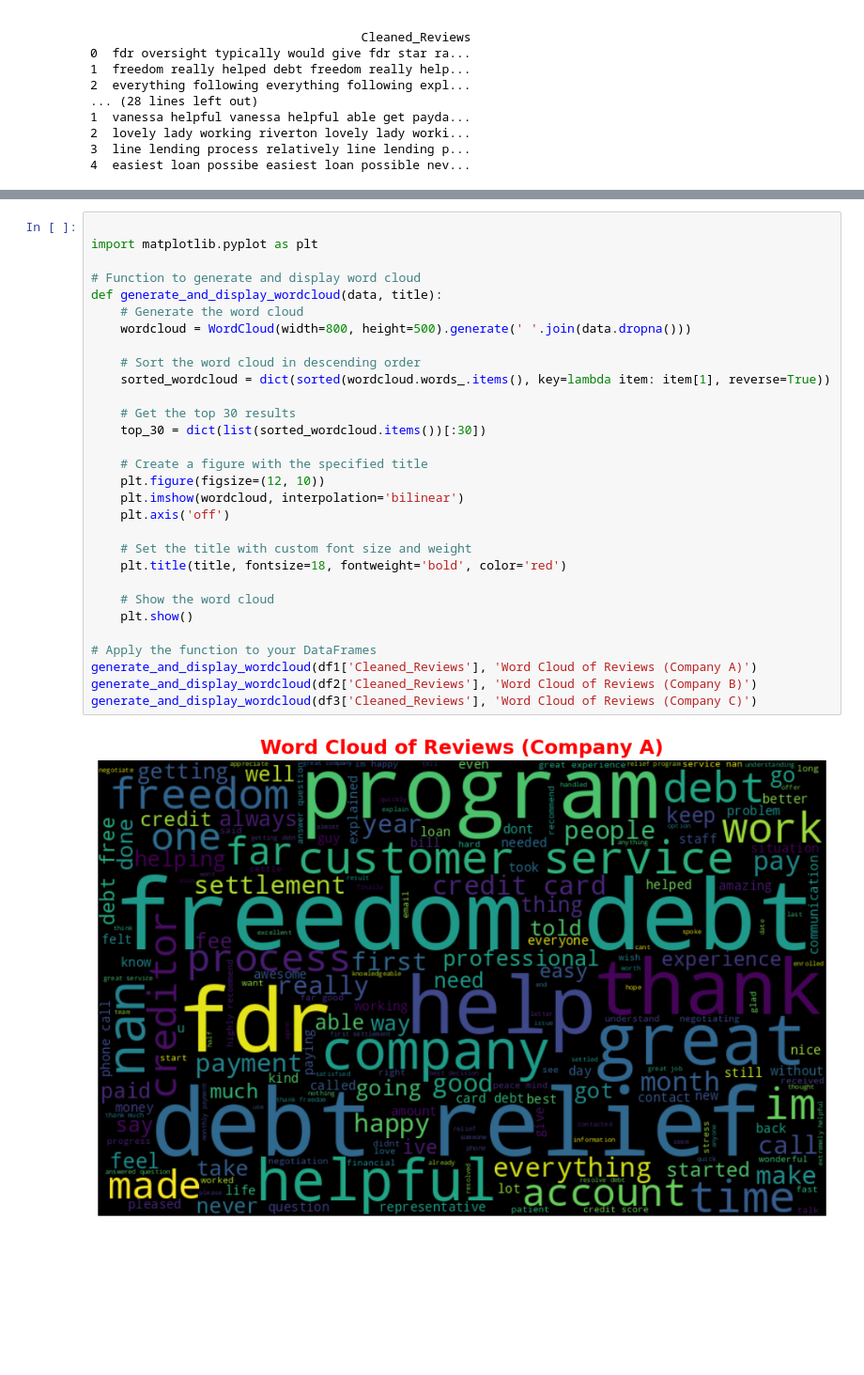
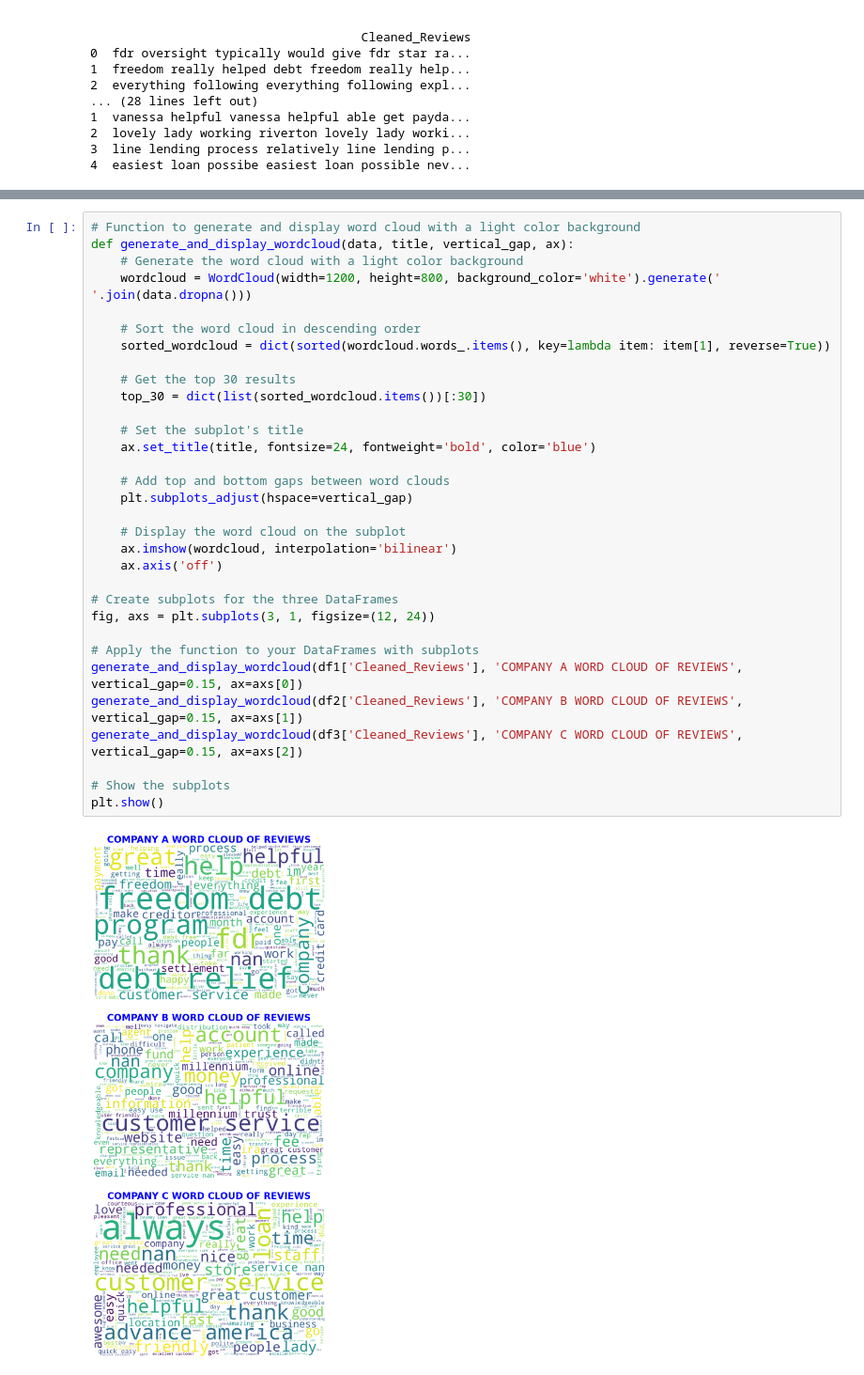
Before and after one commit to arifaygun/CustomerEye, a Jupyter notebook: Company_Reviews(Master2).ipynb, the cells around one changed output, grey strips where cells are left out. Shown at 94% size. Cells and saved outputs as stored; diff of their text form; blank space fills up the shorter version.

```diff
--- a/Company_Reviews(Master2).ipynb
+++ b/Company_Reviews(Master2).ipynb
@@ -133,32 +211,34 @@ Cleaned DataFrame 1:
 # %%
-
-import matplotlib.pyplot as plt
-
-# Function to generate and display word cloud
-def generate_and_display_wordcloud(data, title):
-    # Generate the word cloud
-    wordcloud = WordCloud(width=800, height=500).generate(' '.join(data.dropna()))
+# Function to generate and display word cloud with a light color background
+def generate_and_display_wordcloud(data, title, vertical_gap, ax):
+    # Generate the word cloud with a light color background
+    wordcloud = WordCloud(width=1200, height=800, background_color='white').generate(' '.join(data.dropna()))
 
     # Sort the word cloud in descending order
     sorted_wordcloud = dict(sorted(wordcloud.words_.items(), key=lambda item: item[1], reverse=True))
 
     # Get the top 30 results
     top_30 = dict(list(sorted_wordcloud.items())[:30])
 
-    # Create a figure with the specified title
-    plt.figure(figsize=(12, 10))
-    plt.imshow(wordcloud, interpolation='bilinear')
-    plt.axis('off')
+    # Set the subplot's title
+    ax.set_title(title, fontsize=24, fontweight='bold', color='blue')
 
-    # Set the title with custom font size and weight
-    plt.title(title, fontsize=18, fontweight='bold', color='red')
+    # Add top and bottom gaps between word clouds
+    plt.subplots_adjust(hspace=vertical_gap)
 
-    # Show the word cloud
-    plt.show()
+    # Display the word cloud on the subplot
+    ax.imshow(wordcloud, interpolation='bilinear')
+    ax.axis('off')
 
-# Apply the function to your DataFrames
-generate_and_display_wordcloud(df1['Cleaned_Reviews'], 'Word Cloud of Reviews (Company A)')
-generate_and_display_wordcloud(df2['Cleaned_Reviews'], 'Word Cloud of Reviews (Company B)')
-generate_and_display_wordcloud(df3['Cleaned_Reviews'], 'Word Cloud of Reviews (Company C)')
+# Create subplots for the three DataFrames
+fig, axs = plt.subplots(3, 1, figsize=(12, 24))
+
+# Apply the function to your DataFrames with subplots
+generate_and_display_wordcloud(df1['Cleaned_Reviews'], 'COMPANY A WORD CLOUD OF REVIEWS', vertical_gap=0.15, ax=axs[0])
+generate_and_display_wordcloud(df2['Cleaned_Reviews'], 'COMPANY B WORD CLOUD OF REVIEWS', vertical_gap=0.15, ax=axs[1])
+generate_and_display_wordcloud(df3['Cleaned_Reviews'], 'COMPANY C WORD CLOUD OF REVIEWS', vertical_gap=0.15, ax=axs[2])
+
+# Show the subplots
+plt.show()
 # %% [output]
-[figure, old version]
+[figure, new version]
```
Also changed, not shown: parts of 8 cells of this notebook.
